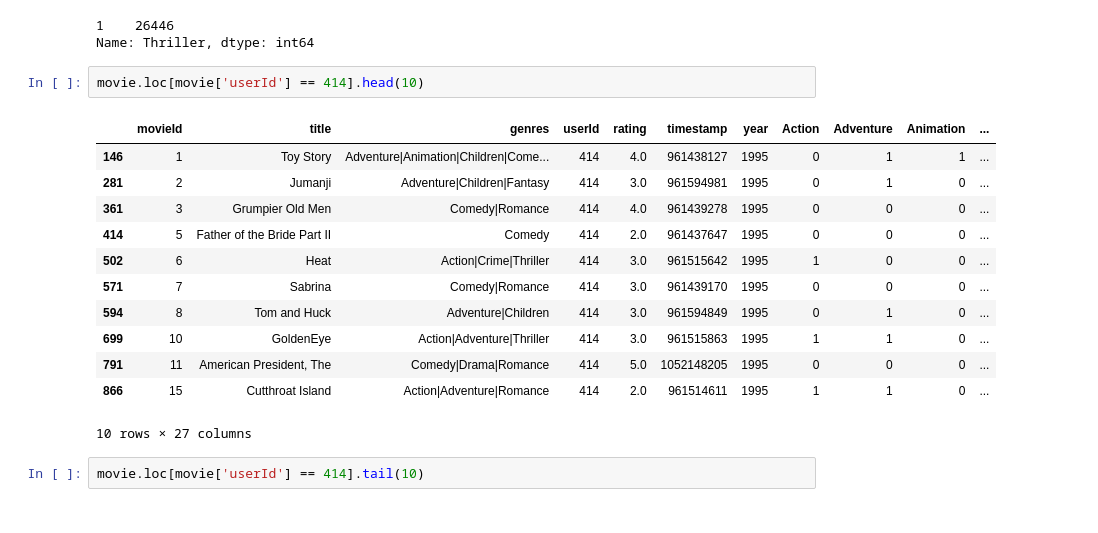
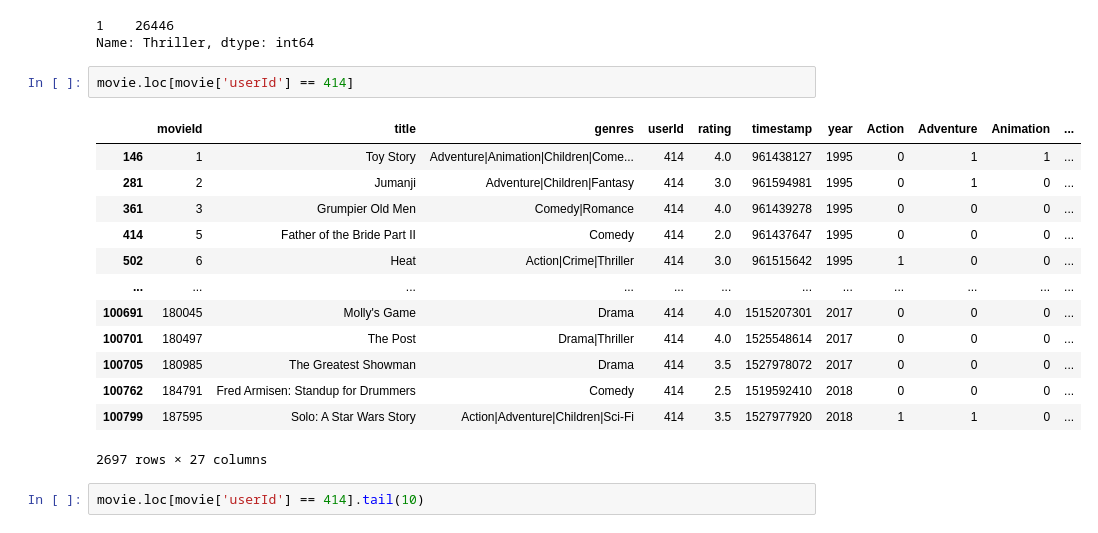
Before and after one commit to MackoyS/movielens-recommendation-system, a Jupyter notebook: movie_recc_system.ipynb, the cells around one changed output. Saved outputs shown, nothing was run; the diff lists cells and outputs as text.

```diff
--- a/movie_recc_system.ipynb
+++ b/movie_recc_system.ipynb
@@ -571,20 +571,21 @@ thriller['Thriller'].value_counts()
 1    26446
 Name: Thriller, dtype: int64
 # %%
-movie.loc[movie['userId'] == 414].head(10)
+movie.loc[movie['userId'] == 414]
 # %% [output]
 |  | movieId | title | genres | userId | rating | timestamp | year | Action | Adventure | Animation | ... |
 | 146 | 1 | Toy Story | Adventure|Animation|Children|Come... | 414 | 4.0 | 961438127 | 1995 | 0 | 1 | 1 | ... |
 | 281 | 2 | Jumanji | Adventure|Children|Fantasy | 414 | 3.0 | 961594981 | 1995 | 0 | 1 | 0 | ... |
 | 361 | 3 | Grumpier Old Men | Comedy|Romance | 414 | 4.0 | 961439278 | 1995 | 0 | 0 | 0 | ... |
 | 414 | 5 | Father of the Bride Part II | Comedy | 414 | 2.0 | 961437647 | 1995 | 0 | 0 | 0 | ... |
 | 502 | 6 | Heat | Action|Crime|Thriller | 414 | 3.0 | 961515642 | 1995 | 1 | 0 | 0 | ... |
-| 571 | 7 | Sabrina | Comedy|Romance | 414 | 3.0 | 961439170 | 1995 | 0 | 0 | 0 | ... |
-| 594 | 8 | Tom and Huck | Adventure|Children | 414 | 3.0 | 961594849 | 1995 | 0 | 1 | 0 | ... |
-| 699 | 10 | GoldenEye | Action|Adventure|Thriller | 414 | 3.0 | 961515863 | 1995 | 1 | 1 | 0 | ... |
-| 791 | 11 | American President, The | Comedy|Drama|Romance | 414 | 5.0 | 1052148205 | 1995 | 0 | 0 | 0 | ... |
-| 866 | 15 | Cutthroat Island | Action|Adventure|Romance | 414 | 2.0 | 961514611 | 1995 | 1 | 1 | 0 | ... |
+| ... | ... | ... | ... | ... | ... | ... | ... | ... | ... | ... | ... |
+| 100691 | 180045 | Molly's Game | Drama | 414 | 4.0 | 1515207301 | 2017 | 0 | 0 | 0 | ... |
+| 100701 | 180497 | The Post | Drama|Thriller | 414 | 4.0 | 1525548614 | 2017 | 0 | 0 | 0 | ... |
+| 100705 | 180985 | The Greatest Showman | Drama | 414 | 3.5 | 1527978072 | 2017 | 0 | 0 | 0 | ... |
+| 100762 | 184791 | Fred Armisen: Standup for Drummers | Comedy | 414 | 2.5 | 1519592410 | 2018 | 0 | 0 | 0 | ... |
+| 100799 | 187595 | Solo: A Star Wars Story | Action|Adventure|Children|Sci-Fi | 414 | 3.5 | 1527977920 | 2018 | 1 | 1 | 0 | ... |
-10 rows × 27 columns
+2697 rows × 27 columns
 # %%
 movie.loc[movie['userId'] == 414].tail(10)
 # %% [output]
```
Also changed, not shown: parts of 41 cells of this notebook.
